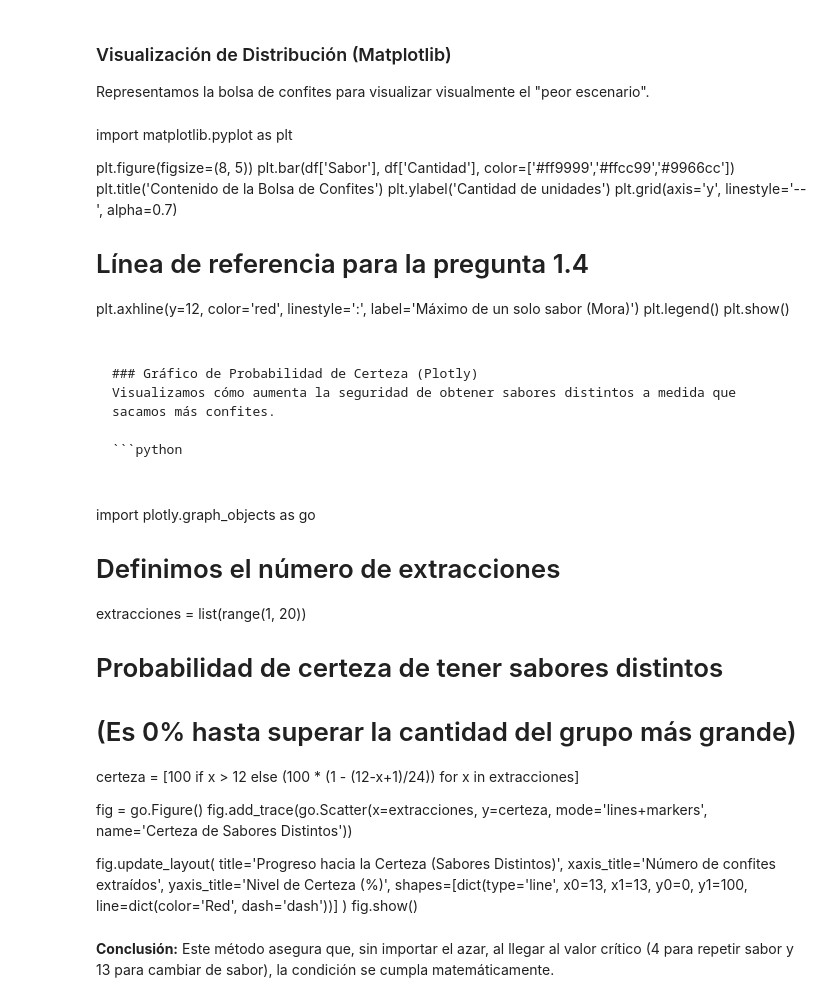
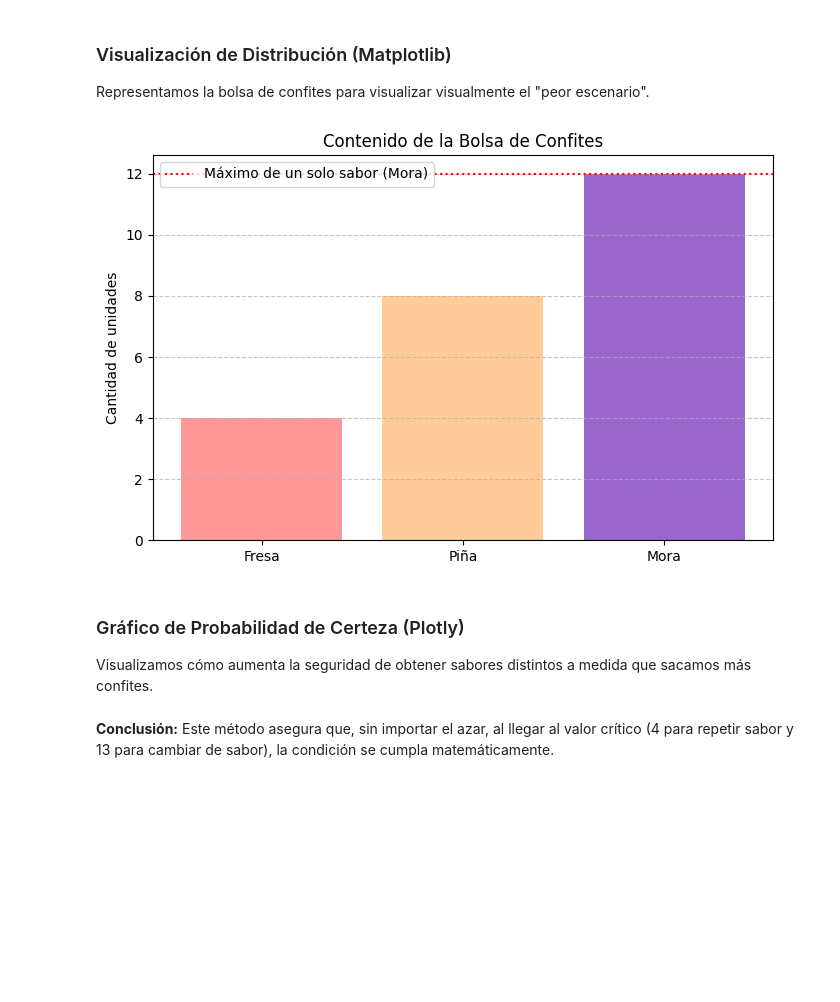
Before and after one commit to marco-canas/camino-udea, a Jupyter notebook: 3_lenguaje_proposicional/clase_01_diagnostico_y_analisis_del_lenguaje/clase1_lenguaje_proposicional.ipynb, the cells around one changed output. Drawn from its saved outputs; the diff is of its cells as text; code cells hidden in the pictures; blank space fills up the shorter version.

````diff
--- a/3_lenguaje_proposicional/clase_01_diagnostico_y_analisis_del_lenguaje/clase1_lenguaje_proposicional.ipynb
+++ b/3_lenguaje_proposicional/clase_01_diagnostico_y_analisis_del_lenguaje/clase1_lenguaje_proposicional.ipynb
@@ -276,0 +258,17 @@ print(f"\nTotal: {df['Cantidad'].sum()}")
+# %%
+import pandas as pd
+
+# Cálculo de las cantidades basado en f=4
+fresa = 4
+pina = 2 * fresa
+mora = fresa + 8
+
+data = {
+    'Sabor': ['Fresa', 'Piña', 'Mora'],
+    'Cantidad': [fresa, pina, mora]
+}
+
+df = pd.DataFrame(data)
+print("Distribución de Confites:")
+print(df.to_string(index=False))
+print(f"\nTotal: {df['Cantidad'].sum()}")
@@ -277,42 +283,22 @@ print(f"\nTotal: {df['Cantidad'].sum()}")
 # %% [markdown]
 ### Visualización de Distribución (Matplotlib)
 Representamos la bolsa de confites para visualizar visualmente el "peor escenario".
-# %% [markdown]
-import matplotlib.pyplot as plt
-
-plt.figure(figsize=(8, 5))
-plt.bar(df['Sabor'], df['Cantidad'], color=['#ff9999','#ffcc99','#9966cc'])
-plt.title('Contenido de la Bolsa de Confites')
-plt.ylabel('Cantidad de unidades')
-plt.grid(axis='y', linestyle='--', alpha=0.7)
-
-# Línea de referencia para la pregunta 1.4
-plt.axhline(y=12, color='red', linestyle=':', label='Máximo de un solo sabor (Mora)')
-plt.legend()
-plt.show()
+# %%
+import matplotlib.pyplot as plt
+
+plt.figure(figsize=(8, 5))
+plt.bar(df['Sabor'], df['Cantidad'], color=['#ff9999','#ffcc99','#9966cc'])
+plt.title('Contenido de la Bolsa de Confites')
+plt.ylabel('Cantidad de unidades')
+plt.grid(axis='y', linestyle='--', alpha=0.7)
+
+# Línea de referencia para la pregunta 1.4
+plt.axhline(y=12, color='red', linestyle=':', label='Máximo de un solo sabor (Mora)')
+plt.legend()
+plt.savefig(r"C:\Users\marco\Downloads\contenido_bolsa_confites.png")
+plt.show()
+# %% [output]
+[figure, added]
 # %% [markdown]
-```
-
 ### Gráfico de Probabilidad de Certeza (Plotly)
 Visualizamos cómo aumenta la seguridad de obtener sabores distintos a medida que sacamos más confites.
-
-```python
-# %% [markdown]
-import plotly.graph_objects as go
-
-# Definimos el número de extracciones
-extracciones = list(range(1, 20))
-# Probabilidad de certeza de tener sabores distintos
-# (Es 0% hasta superar la cantidad del grupo más grande)
-certeza = [100 if x > 12 else (100 * (1 - (12-x+1)/24)) for x in extracciones]
-
-fig = go.Figure()
-fig.add_trace(go.Scatter(x=extracciones, y=certeza, mode='lines+markers', name='Certeza de Sabores Distintos'))
-
-fig.update_layout(
-    title='Progreso hacia la Certeza (Sabores Distintos)',
-    xaxis_title='Número de confites extraídos',
-    yaxis_title='Nivel de Certeza (%)',
-    shapes=[dict(type='line', x0=13, x1=13, y0=0, y1=100, line=dict(color='Red', dash='dash'))]
-)
-fig.show()
````
Also changed, not shown: parts of 55 cells of this notebook, 2 other files.
